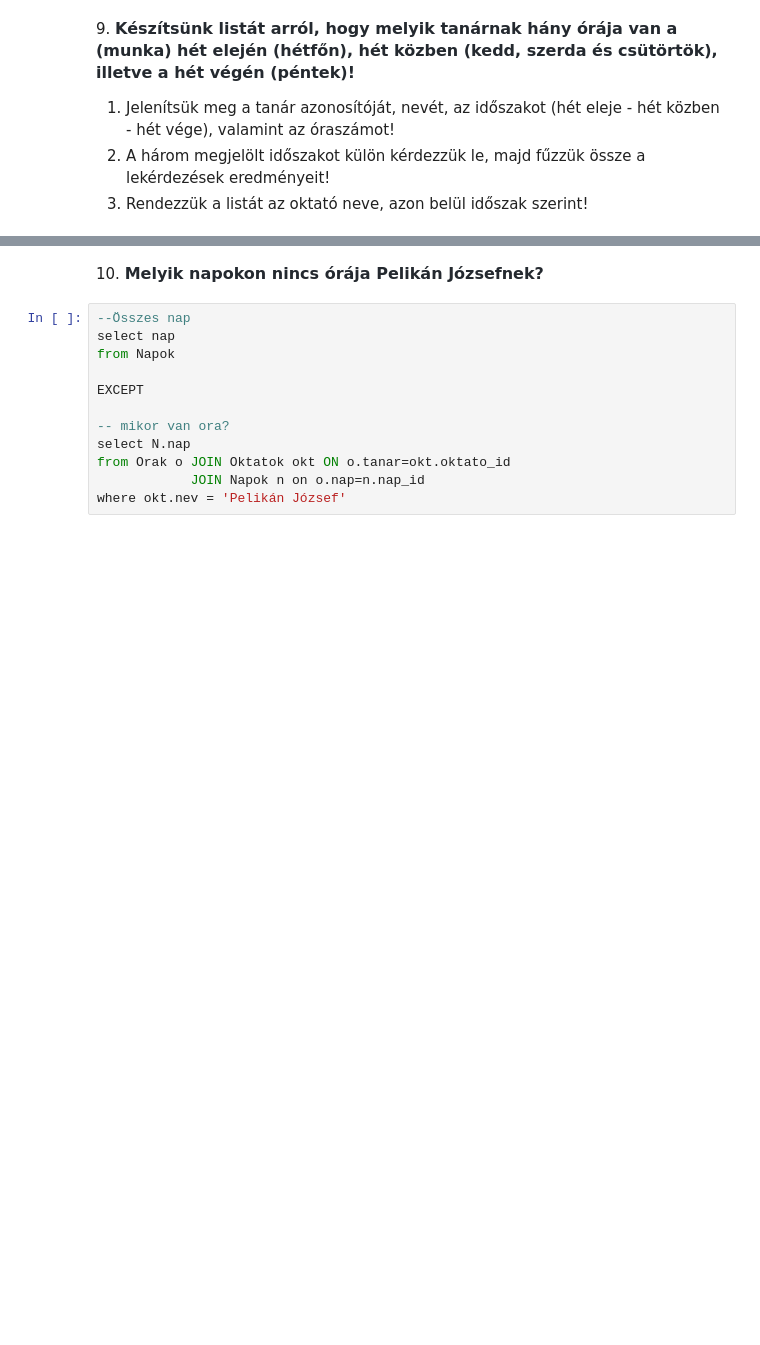
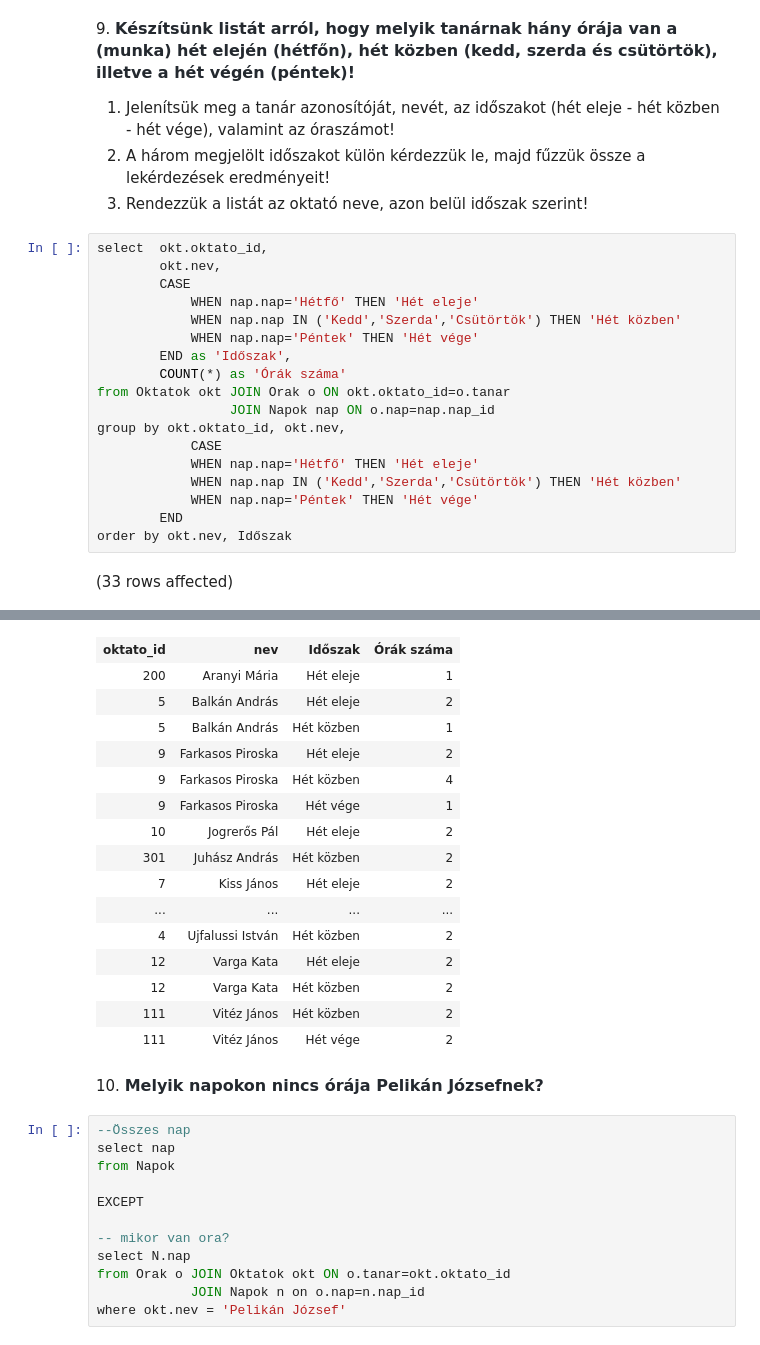
Before and after one commit to komarc/2, a Jupyter notebook: 3/gyakorlat03_feladatok.ipynb, the cells around one changed output, grey strips where cells are left out. Saved outputs shown, nothing was run; the diff lists cells and outputs as text; blank space fills up the shorter version.

```diff
--- a/3/gyakorlat03_feladatok.ipynb
+++ b/3/gyakorlat03_feladatok.ipynb
@@ -144,3 +191,23 @@ where sav.Időpont=
 1. Jelenítsük meg a tanár azonosítóját, nevét, az időszakot (hét eleje - hét közben - hét vége), valamint az óraszámot!
 2. A három megjelölt időszakot külön kérdezzük le, majd fűzzük össze a lekérdezések eredményeit!
 3. Rendezzük a listát az oktató neve, azon belül időszak szerint!
+# %%
+select  okt.oktato_id,
+        okt.nev,
+        CASE
+            WHEN nap.nap='Hétfő' THEN 'Hét eleje'
+            WHEN nap.nap IN ('Kedd','Szerda','Csütörtök') THEN 'Hét közben'
+            WHEN nap.nap='Péntek' THEN 'Hét vége'
+        END as 'Időszak',
+        COUNT(*) as 'Órák száma'
+from Oktatok okt JOIN Orak o ON okt.oktato_id=o.tanar
+                 JOIN Napok nap ON o.nap=nap.nap_id
+group by okt.oktato_id, okt.nev,
+            CASE
+            WHEN nap.nap='Hétfő' THEN 'Hét eleje'
+            WHEN nap.nap IN ('Kedd','Szerda','Csütörtök') THEN 'Hét közben'
+            WHEN nap.nap='Péntek' THEN 'Hét vége'
+        END
+order by okt.nev, Időszak
+# %% [output]
+(33 rows affected)
@@ -147,3 +215,19 @@ where sav.Időpont=
+| oktato_id | nev | Időszak | Órák száma |
+| 200 | Aranyi Mária | Hét eleje | 1 |
+| 5 | Balkán András | Hét eleje | 2 |
+| 5 | Balkán András | Hét közben | 1 |
+| 9 | Farkasos Piroska | Hét eleje | 2 |
+| 9 | Farkasos Piroska | Hét közben | 4 |
+| 9 | Farkasos Piroska | Hét vége | 1 |
+| 10 | Jogrerős Pál | Hét eleje | 2 |
+| 301 | Juhász András | Hét közben | 2 |
+| 7 | Kiss János | Hét eleje | 2 |
+| ... | ... | ... | ... |
+| 4 | Ujfalussi István | Hét közben | 2 |
+| 12 | Varga Kata | Hét eleje | 2 |
+| 12 | Varga Kata | Hét közben | 2 |
+| 111 | Vitéz János | Hét közben | 2 |
+| 111 | Vitéz János | Hét vége | 2 |
 # %% [markdown]
 10. <span style="background-color: rgb(255, 255, 255); color: rgb(36, 41, 47); font-family: -apple-system, BlinkMacSystemFont, &quot;Segoe UI&quot;, Helvetica, Arial, sans-serif, &quot;Apple Color Emoji&quot;, &quot;Segoe UI Emoji&quot;; font-size: 16px; font-weight: 600;">Melyik napokon nincs órája Pelikán Józsefnek?</span>
 # %%
```
Also changed, not shown: parts of 10 cells of this notebook, 3 other files.
